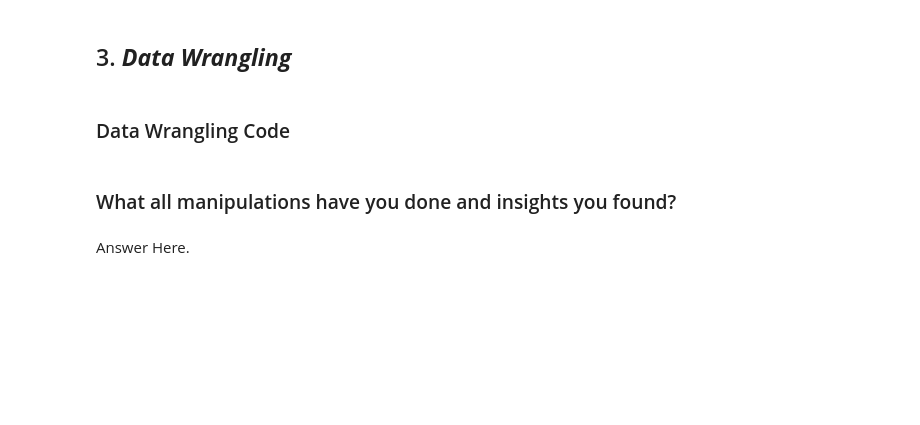
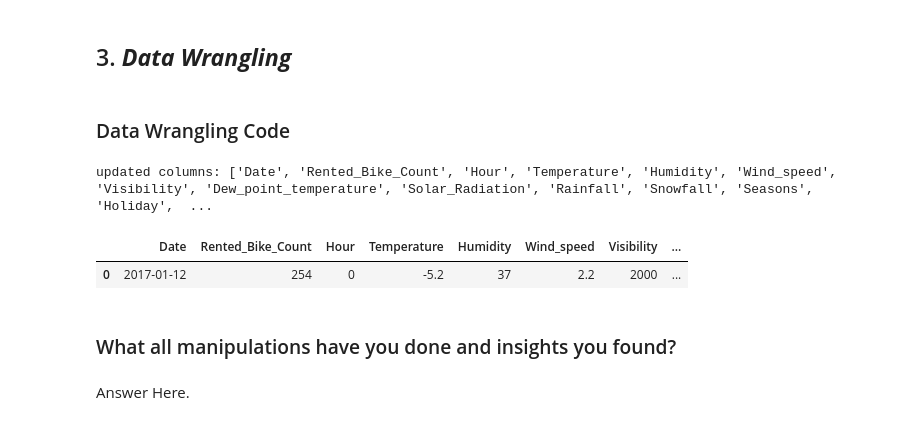
Before and after one commit to abhinav4201/Regression-Bike-Sharing-Demand-Prediction, a Jupyter notebook: Supervised_Regression_Bike_Demand_Prediction_Capstone_2.ipynb, the cells around one changed output. Drawn from its saved outputs; the diff is of its cells as text; code cells hidden in the pictures; blank space fills up the shorter version.

```diff
--- a/Supervised_Regression_Bike_Demand_Prediction_Capstone_2.ipynb
+++ b/Supervised_Regression_Bike_Demand_Prediction_Capstone_2.ipynb
@@ -272,3 +315,40 @@ Answer Here
+# %%
+# Write your code to make your dataset analysis ready.
+#converting few names for convenience
+df = bk_data.copy()   #keeping orginla data safe
+df.rename({"Temperature(°C)": "Temperature",
+               "Functioning Day":"Functioning_Day",
+                "Humidity(%)": "Humidity",
+                "Wind speed (m/s)": "Wind_speed",
+                "Visibility (10m)": "Visibility",
+                "Dew point temperature(°C)": "Dew_point_temperature",
+                "Solar Radiation (MJ/m2)": "Solar_Radiation",
+                "Snowfall (cm)": "Snowfall",
+                "Rainfall(mm)": "Rainfall",
+                "Rented Bike Count": "Rented_Bike_Count"},
+                axis = "columns", inplace = True)
+# %%
+print(f'updated columns: {df.columns.to_list()}')
+# %% [output]
+updated columns: ['Date', 'Rented_Bike_Count', 'Hour', 'Temperature', 'Humidity', 'Wind_speed', 'Visibility', 'Dew_point_temperature', 'Solar_Radiation', 'Rainfall', 'Snowfall', 'Seasons', 'Holiday',  ...
+# %%
+#changing date data type
+df['Date'] = pd.to_datetime(df['Date'], infer_datetime_format=True)
+# %%
+#Extracting month from date column
+df['month'] = pd.DatetimeIndex(df['Date']).month
+df['month'] = df['month'].apply(lambda x: calendar.month_abbr[x])
+
+#Extracting day name from date
+df['day'] = df['Date'].dt.day_name()
+
+#Extracting year
+df['year'] = df['Date'].dt.year
+
+df.head(1)
+# %% [output]
+|  | Date | Rented_Bike_Count | Hour | Temperature | Humidity | Wind_speed | Visibility | ... |
+| 0 | 2017-01-12 | 254 | 0 | -5.2 | 37 | 2.2 | 2000 | ... |
 # %% [markdown]
 ### What all manipulations have you done and insights you found?
 # %% [markdown]
```
Also changed, not shown: parts of 10 cells of this notebook.
